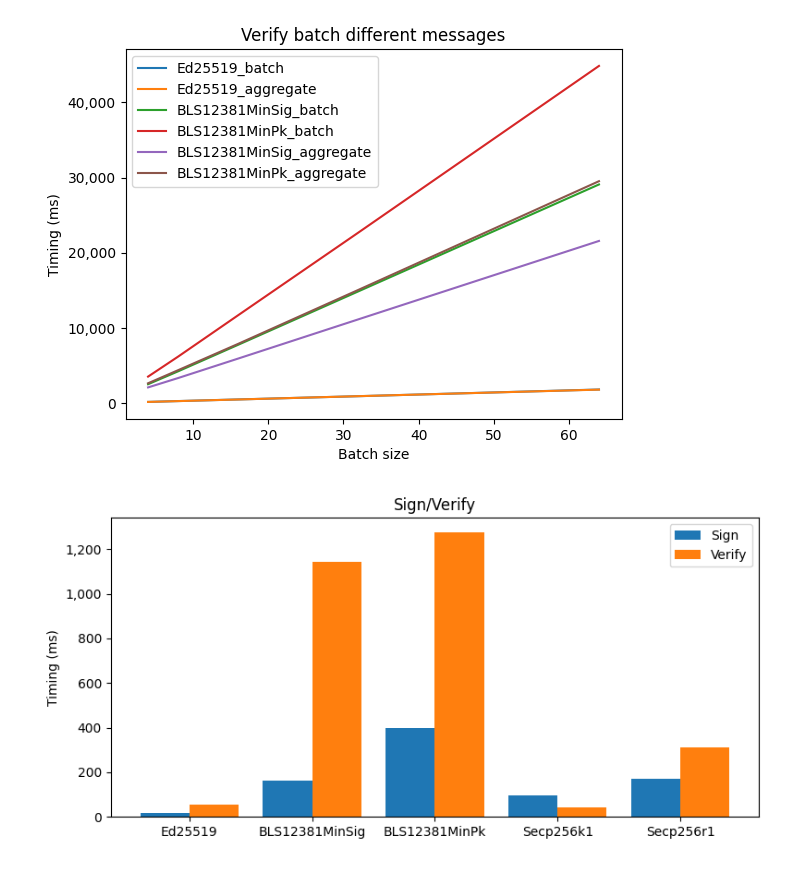
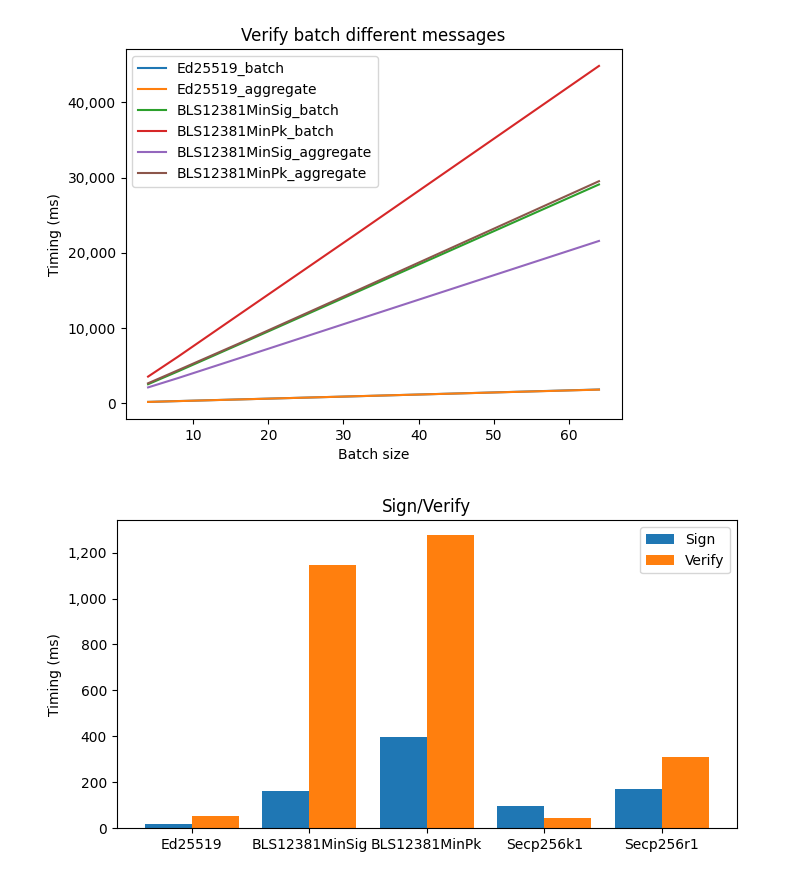
Before and after one commit to jonas-lj/fastcrypto-analyzer, a Jupyter notebook: notebook.ipynb, the cells around one changed output. Saved outputs shown, nothing was run; the diff lists cells and outputs as text; code cells hidden in the pictures.

```diff
--- a/notebook.ipynb
+++ b/notebook.ipynb
@@ -10,12 +7,23 @@ file = urlopen("https://raw.githubusercontent.com/MystenLabs/fastcrypto/gh-pages
 # %%
+# Load data
+file = urlopen("https://raw.githubusercontent.com/MystenLabs/fastcrypto/gh-pages/benchmarks/history/7dc17afca3f9bfcd2a0a712e8cc6da3ad745eb90.json")
+
 # Structure data
 data = {}
 
 for line in file:
     bench = json.loads(line)
+
     if bench['reason'] != 'benchmark-complete':
         continue
-    value = bench['mean']['estimate'] / 1000 # Convert to ms
+    value = bench['mean']
+
+    # Convert to ms
+    if value['unit'] == "ns":
+        value['estimate'] /= 1000;
+        value['lower_bound'] /= 1000;
+        value['upper_bound'] /= 1000;
+
     key = bench['id']
     description = key.split('/')
     group = description[0]
@@ -33,6 +41,13 @@ for line in file:
         data[group][scheme][batch_size] = value
     else:
         data[group][scheme] = value
+# %%
+# Return series as (x,y,low,high) where [low, high] is the 95% confidence interval given as absolute difference from the mean
+def get_series(group, scheme = ''):
+    tuples = data[group]
+    if scheme != '':
+        tuples = data[group][scheme]
+    return tuples.keys(), np.array([value['estimate'] for value in tuples.values()]), np.array([value['lower_bound'] for value in tuples.values()]), np.array([value['upper_bound'] for value in tuples.values()])
 # %%
 # Plot batch verification
 group = "Verify batch"
@@ -74,26 +89,28 @@ ax.yaxis.set_major_formatter(matplotlib.ticker.StrMethodFormatter('{x:,.0f}'))
 # %%
 # Plot signing
 
 fig, ax = plt.subplots(figsize=(8, 4))
 width = 0.4
 
 group = "Sign"
 d = data[group]
-x_axis = np.arange(len(d.keys()))
-ax.bar(x_axis - width / 2, d.values(), width, label = group)
+
+schemes, y, lower_bound, upper_bound = get_series(group)
+x = np.arange(len(schemes)) - width / 2
+ax.bar(x, y, width, label = group)
 
 group = "Verify"
 d = data[group]
-ax.bar(x_axis + width / 2, d.values(), width, label = group)
+schemes, y, lower_bound, upper_bound = get_series(group)
+x = np.arange(len(schemes)) + width / 2
+ax.bar(x, y, width, label = group)
 
 ax.set_title("Sign/Verify")
 ax.set_ylabel('Timing (ms)')
 ax.legend()
 ax.yaxis.set_major_formatter(matplotlib.ticker.StrMethodFormatter('{x:,.0f}'))
 ax.set_ylim(ymin=0)
 
-ax.set_xticks(x_axis, d.keys())
-
-fig.tight_layout()
+ax.set_xticks(x_axis, d.keys());
 # %% [output]
-[figure, old version]
+[figure, new version]
```
Also changed, not shown: parts of 3 cells of this notebook.
